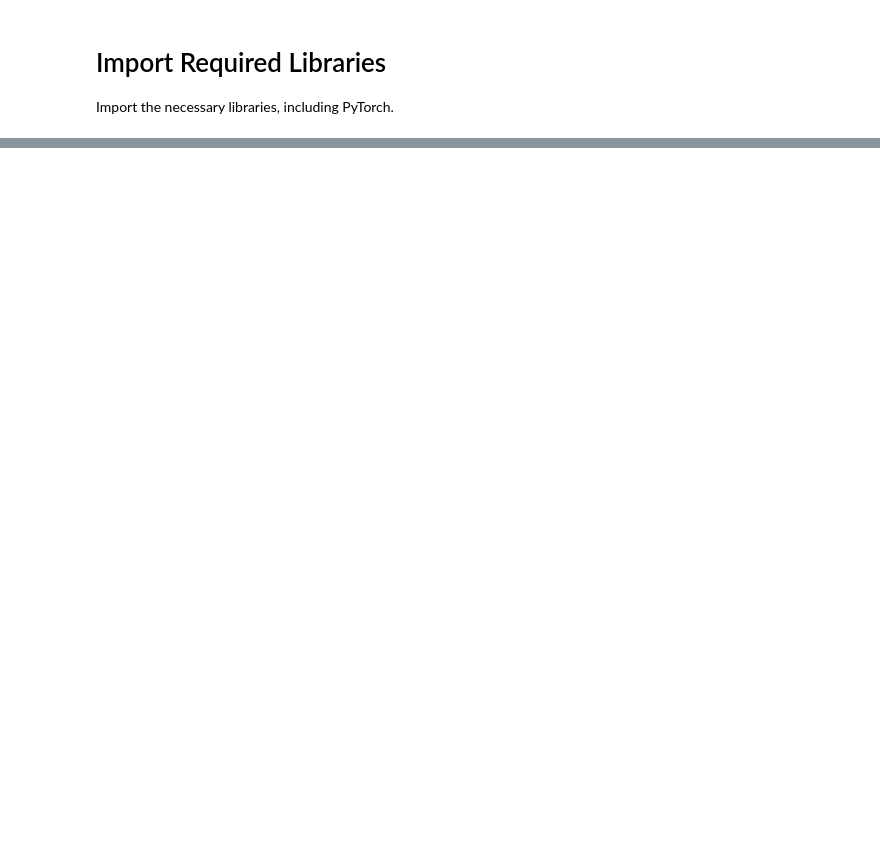
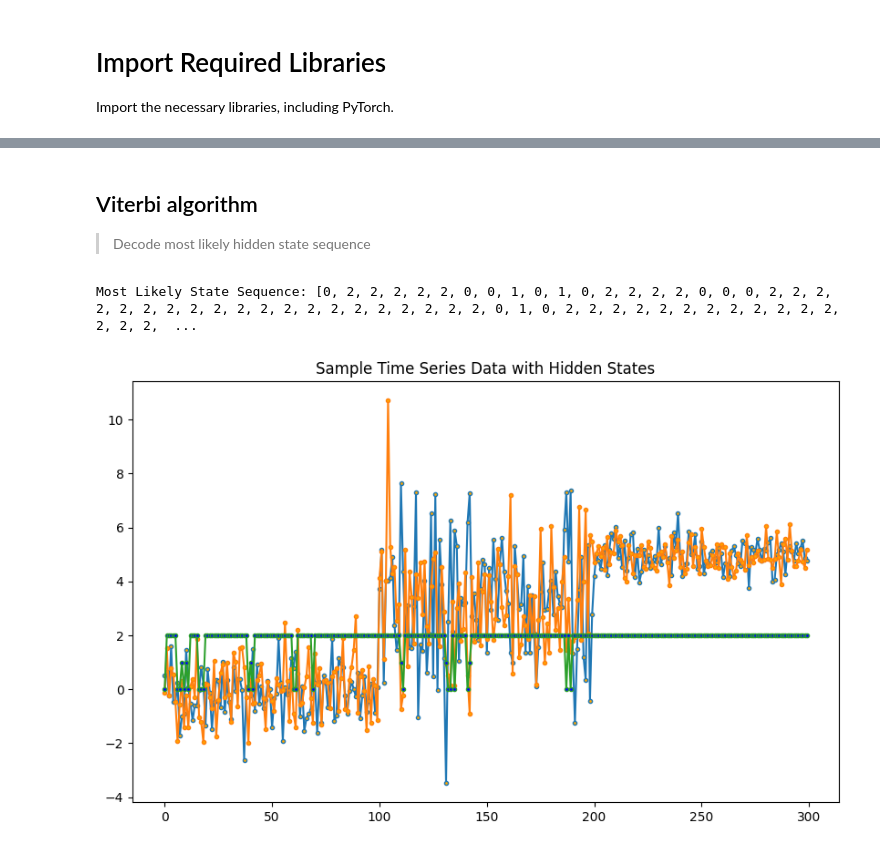
Before and after one commit to vrodriguezf/sertemp, a Jupyter notebook: nbs/unsupervised/hmms_pytorch_backup.ipynb, the cells around one changed output, grey strips where cells are left out. Drawn from its saved outputs; the diff is of its cells as text; code cells hidden in the pictures; blank space fills up the shorter version.

```diff
--- a/nbs/unsupervised/hmms_pytorch_backup.ipynb
+++ b/nbs/unsupervised/hmms_pytorch_backup.ipynb
@@ -222,0 +63,14 @@ Log-probability of the most likely state sequence for the test observations:  34
+# %%
+n_states = 3
+model = GaussianHMM(n_states, X.shape[1])
+optimizer = optim.Adam(model.parameters(), lr=0.01)
+
+# Training loop
+X = torch.tensor(X, dtype=torch.float32)
+for _ in range(1000):
+    optimizer.zero_grad()
+    loss = model(X)
+    loss.backward()
+    optimizer.step()
+    if _ % 10 == 0:
+        print(f"Loss: {loss.item()}")
@@ -222,0 +126,3 @@ Log-probability of the most likely state sequence for the test observations:  34
+# %% [markdown]
+## Viterbi algorithm
+> Decode most likely hidden state sequence
@@ -222,0 +155,16 @@ Log-probability of the most likely state sequence for the test observations:  34
+# %%
+# Find the most likely state sequence
+path = model.viterbi(X)
+print(f"Most Likely State Sequence: {path}")
+# %% [output]
+Most Likely State Sequence: [0, 2, 2, 2, 2, 2, 0, 0, 1, 0, 1, 0, 2, 2, 2, 2, 0, 0, 0, 2, 2, 2, 2, 2, 2, 2, 2, 2, 2, 2, 2, 2, 2, 2, 2, 2, 2, 2, 2, 0, 1, 0, 2, 2, 2, 2, 2, 2, 2, 2, 2, 2, 2, 2, 2, 2, 2,  ...
+# %%
+# Plot hidden state on top of the sample data
+plt.figure(figsize=(10, 6))
+plt.plot(X[:, 0], ".-", label="observations", ms=6, mfc="orange")
+plt.plot(X[:, 1], ".-", label="observations", ms=6, mfc="orange")
+plt.plot(path, ".-", label="hidden states", ms=6, mfc="blue")
+plt.title("Sample Time Series Data with Hidden States")
+plt.show()
+# %% [output]
+[figure, added]
```
Also changed, not shown: parts of 22 cells of this notebook, 4 other files.
